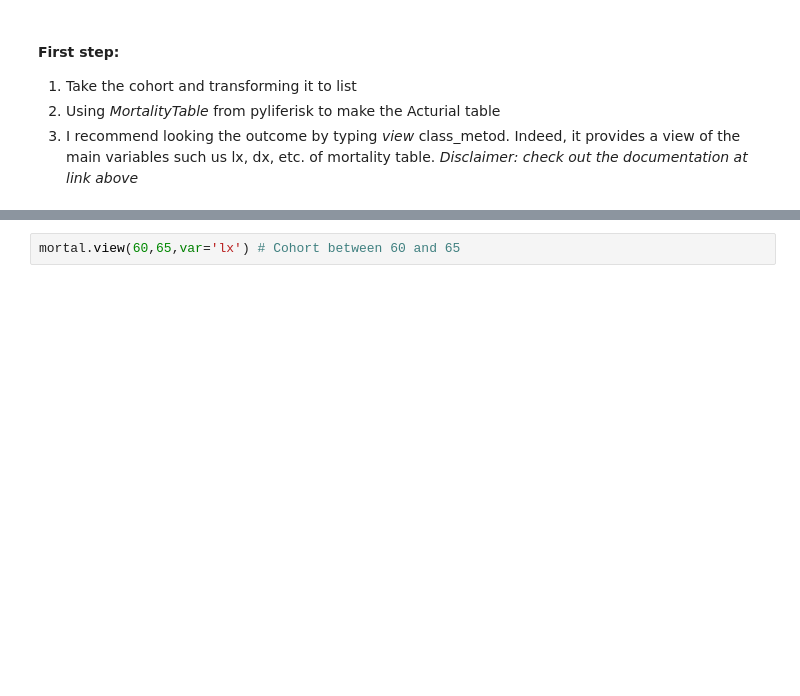
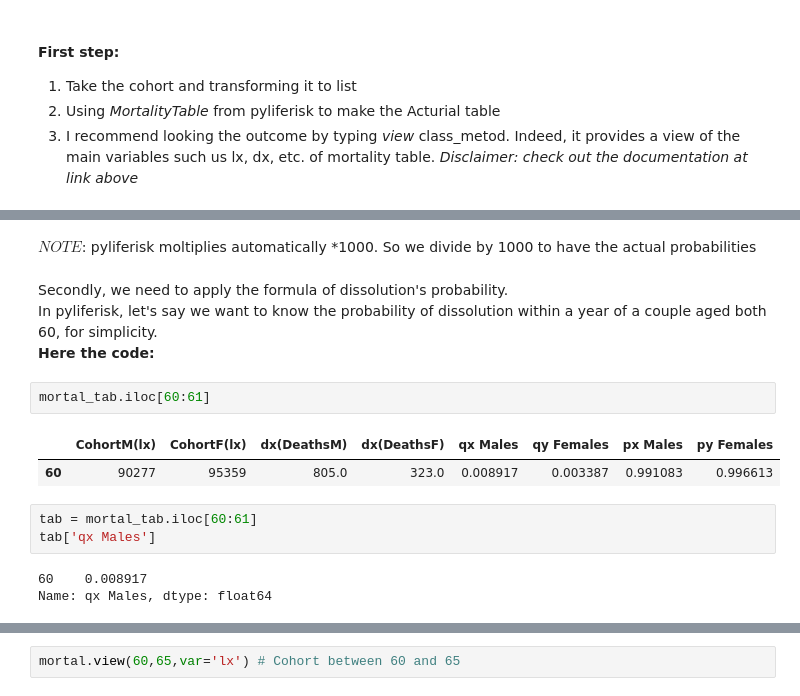
Before and after one commit to Joevalencia/Life-Actuarial-Statistics, a Jupyter notebook: Life Actuarial Study.ipynb, the cells around one changed output, grey strips where cells are left out. Saved outputs shown, nothing was run; the diff lists cells and outputs as text; blank space fills up the shorter version.

```diff
--- a/Life Actuarial Study.ipynb
+++ b/Life Actuarial Study.ipynb
@@ -158,0 +179,16 @@ Total number of rows for dx = 112
+# %% [markdown]
+$NOTE$: pyliferisk moltiplies automatically *1000. So we divide by 1000 to have the actual probabilities
+# %% [markdown]
+Secondly, we need to apply the formula of dissolution's probability.<br>
+In pyliferisk, let's say we want to know the probability of dissolution within a year of a couple aged both 60, for simplicity.<br> **Here the code:**
+# %%
+mortal_tab.iloc[60:61]
+# %% [output]
+|  | CohortM(lx) | CohortF(lx) | dx(DeathsM) | dx(DeathsF) | qx Males | qy Females | px Males | py Females |
+| 60 | 90277 | 95359 | 805.0 | 323.0 | 0.008917 | 0.003387 | 0.991083 | 0.996613 |
+# %%
+tab = mortal_tab.iloc[60:61]
+tab['qx Males']
+# %% [output]
+60    0.008917
+Name: qx Males, dtype: float64
```
Also changed, not shown: parts of 12 cells of this notebook.
